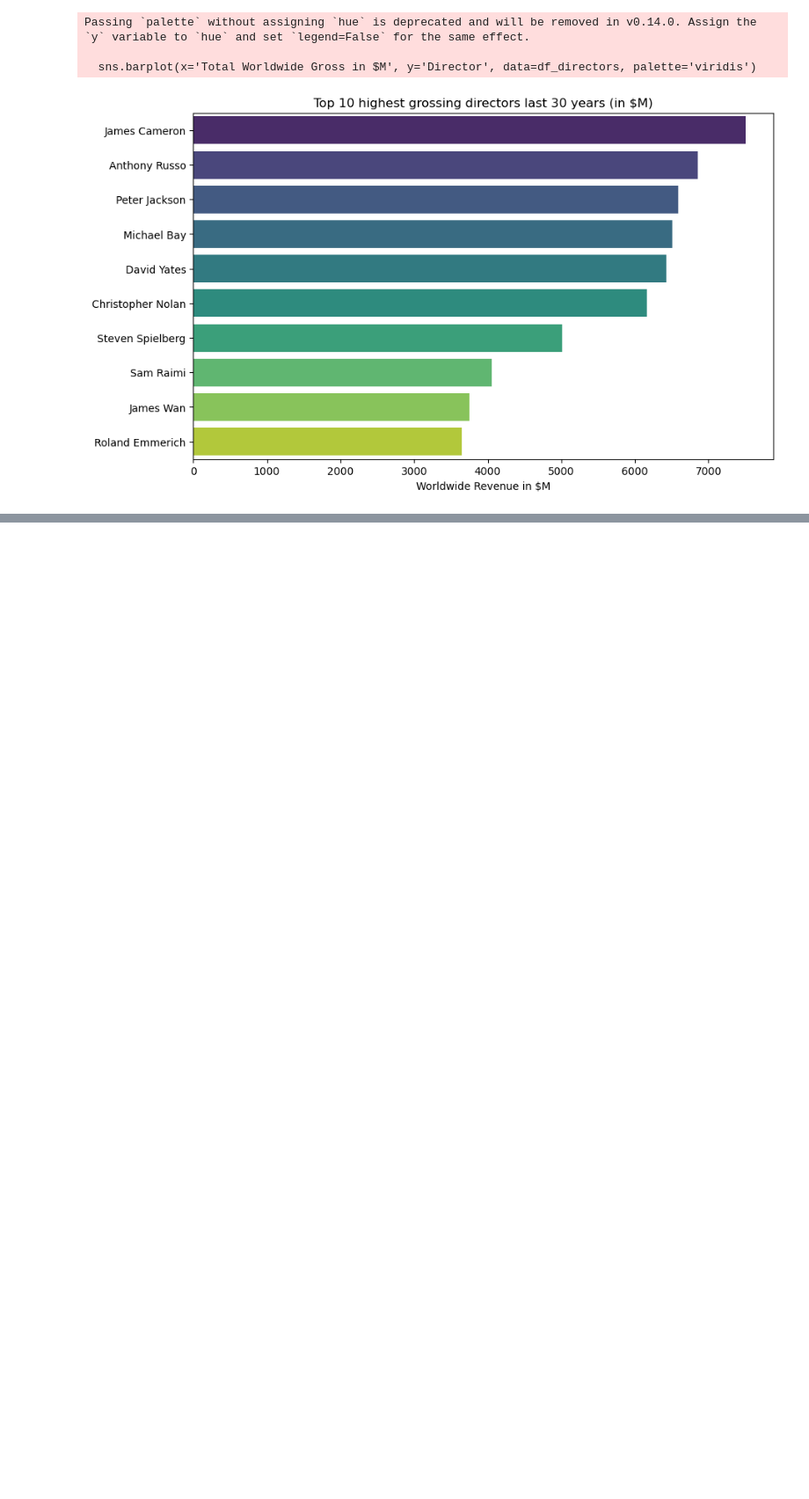
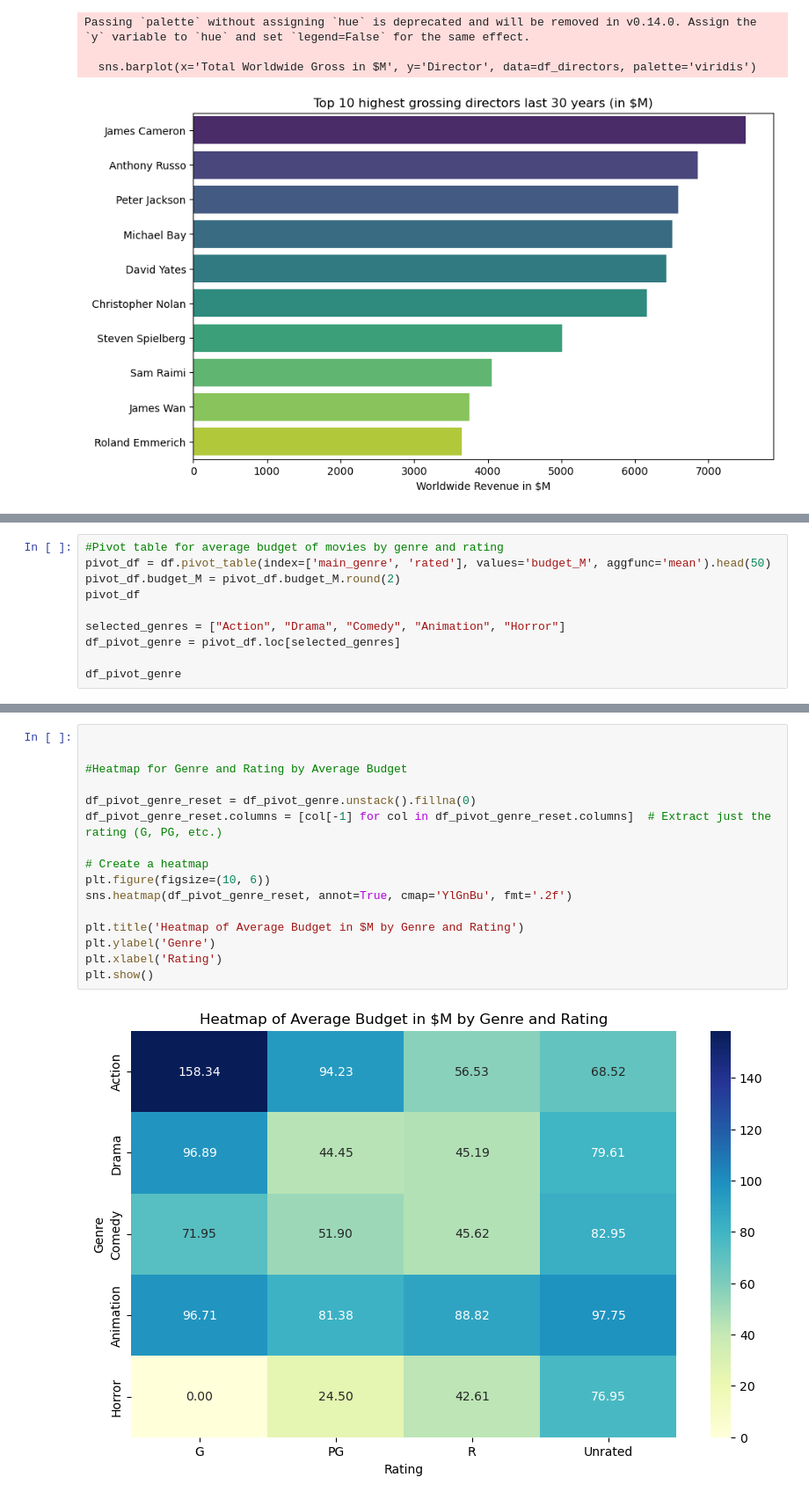
Before and after one commit to BenoitMormede/project-week-3, a Jupyter notebook: movies-project-visualization.ipynb, the cells around one changed output, grey strips where cells are left out. Shown at 88% size. Cells and saved outputs as stored; diff of their text form; blank space fills up the shorter version.

```diff
--- a/movies-project-visualization.ipynb
+++ b/movies-project-visualization.ipynb
@@ -86,0 +126,10 @@ ValueError: cannot insert genre, already exists
+# %%
+#Pivot table for average budget of movies by genre and rating
+pivot_df = df.pivot_table(index=['main_genre', 'rated'], values='budget_M', aggfunc='mean').head(50)
+pivot_df.budget_M = pivot_df.budget_M.round(2)
+pivot_df
+
+selected_genres = ["Action", "Drama", "Comedy", "Animation", "Horror"]
+df_pivot_genre = pivot_df.loc[selected_genres]
+
+df_pivot_genre
@@ -86,0 +155,18 @@ ValueError: cannot insert genre, already exists
+# %%
+
+
+#Heatmap for Genre and Rating by Average Budget
+
+df_pivot_genre_reset = df_pivot_genre.unstack().fillna(0)
+df_pivot_genre_reset.columns = [col[-1] for col in df_pivot_genre_reset.columns]  # Extract just the rating (G, PG, etc.)
+
+# Create a heatmap
+plt.figure(figsize=(10, 6))
+sns.heatmap(df_pivot_genre_reset, annot=True, cmap='YlGnBu', fmt='.2f')
+
+plt.title('Heatmap of Average Budget in $M by Genre and Rating')
+plt.ylabel('Genre')
+plt.xlabel('Rating')
+plt.show()
+# %% [output]
+[figure, added]
```
Also changed, not shown: parts of 5 cells of this notebook.
